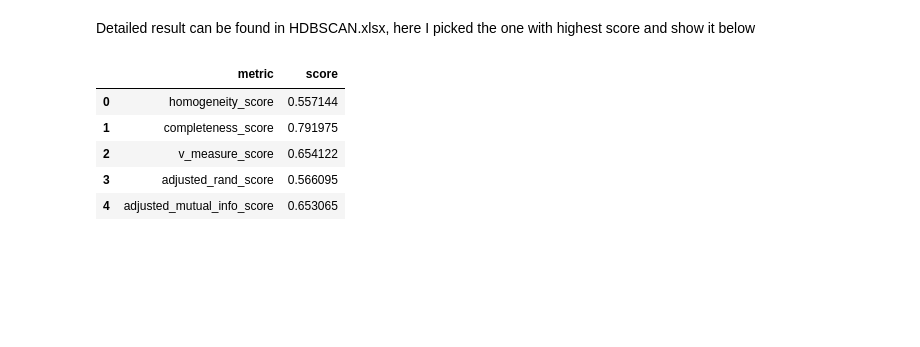
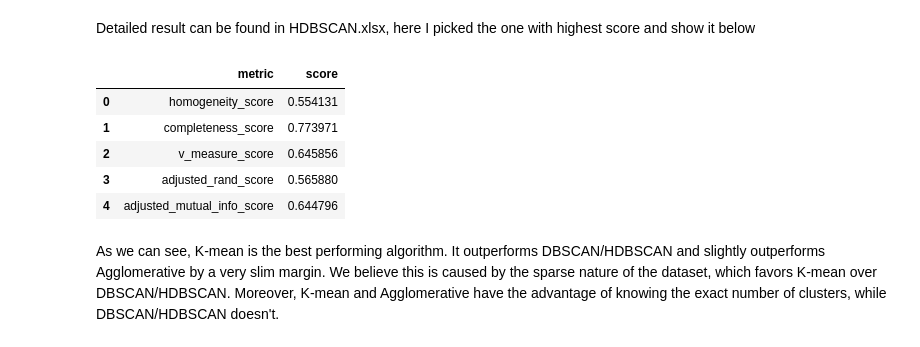
Before and after one commit to heboyuan/ECE219, a Jupyter notebook: project2/q16.ipynb, the cells around one changed output. Saved outputs shown, nothing was run; the diff lists cells and outputs as text; code cells hidden in the pictures; blank space fills up the shorter version.

```diff
--- a/project2/q16.ipynb
+++ b/project2/q16.ipynb
@@ -170,6 +189,9 @@ metrics_df
 # %%
 svd_train = TruncatedSVD(
     n_components=500, random_state=RANDOM_SEED).fit_transform(tfidf_data)
+
+umap_train = UMAP(
+    n_components = 1000, metric = 'cosine').fit_transform(tfidf_data)
 # %% [markdown]
 ## K-mean
 # %%
@@ -252,13 +278,15 @@ metrics_df.to_excel('HDBSCAN.xlsx')
 # %% [markdown]
 Detailed result can be found in HDBSCAN.xlsx, here I picked the one with highest score and show it below
 # %%
-preds = HDBSCAN(min_cluster_size=100, min_samples = 5, cluster_selection_epsilon = 0.05, core_dist_n_jobs=-1).fit_predict(inputs_umap)
+preds = HDBSCAN(min_cluster_size=100, min_samples = 15, cluster_selection_epsilon = 0.05, core_dist_n_jobs=-1).fit_predict(umap_train)
 
 get_cluster_metrics(labels, preds)
 # %% [output]
 |  | metric | score |
-| 0 | homogeneity_score | 0.557144 |
-| 1 | completeness_score | 0.791975 |
-| 2 | v_measure_score | 0.654122 |
-| 3 | adjusted_rand_score | 0.566095 |
-| 4 | adjusted_mutual_info_score | 0.653065 |
+| 0 | homogeneity_score | 0.554131 |
+| 1 | completeness_score | 0.773971 |
+| 2 | v_measure_score | 0.645856 |
+| 3 | adjusted_rand_score | 0.565880 |
+| 4 | adjusted_mutual_info_score | 0.644796 |
+# %% [markdown]
+As we can see, K-mean is the best performing algorithm. It outperforms DBSCAN/HDBSCAN and slightly outperforms Agglomerative by a very slim margin. We believe this is caused by the sparse nature of the dataset, which favors K-mean over DBSCAN/HDBSCAN. Moreover, K-mean and Agglomerative have the advantage of knowing the exact number of clusters, while DBSCAN/HDBSCAN doesn't.
```
Also changed, not shown: parts of 21 cells of this notebook, 2 other files.
